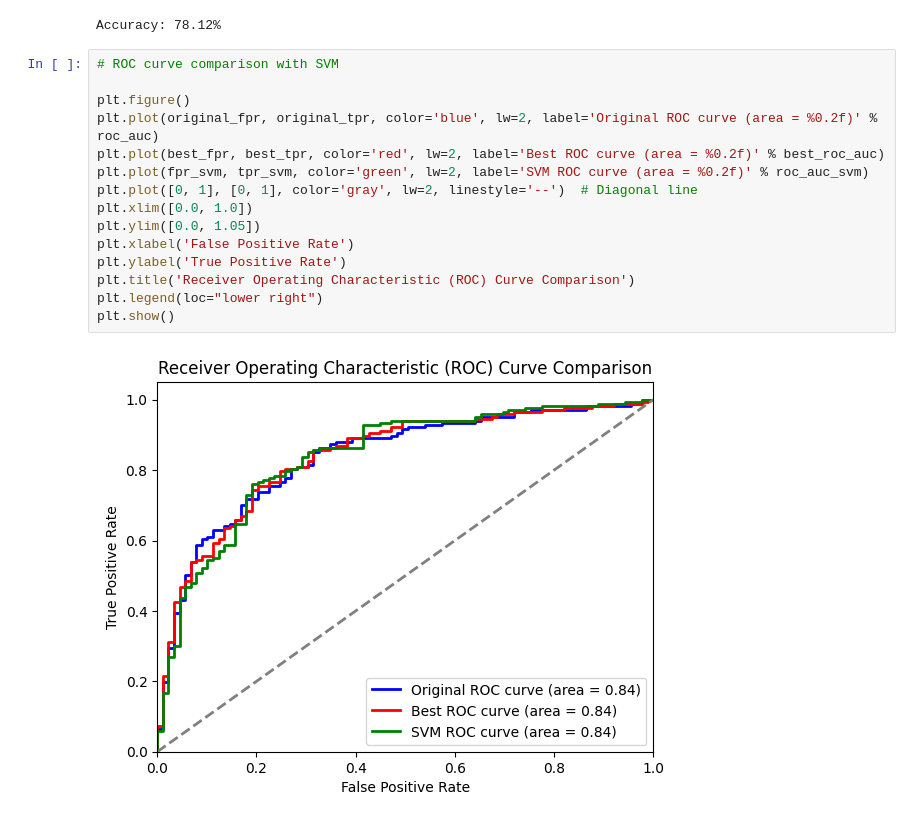
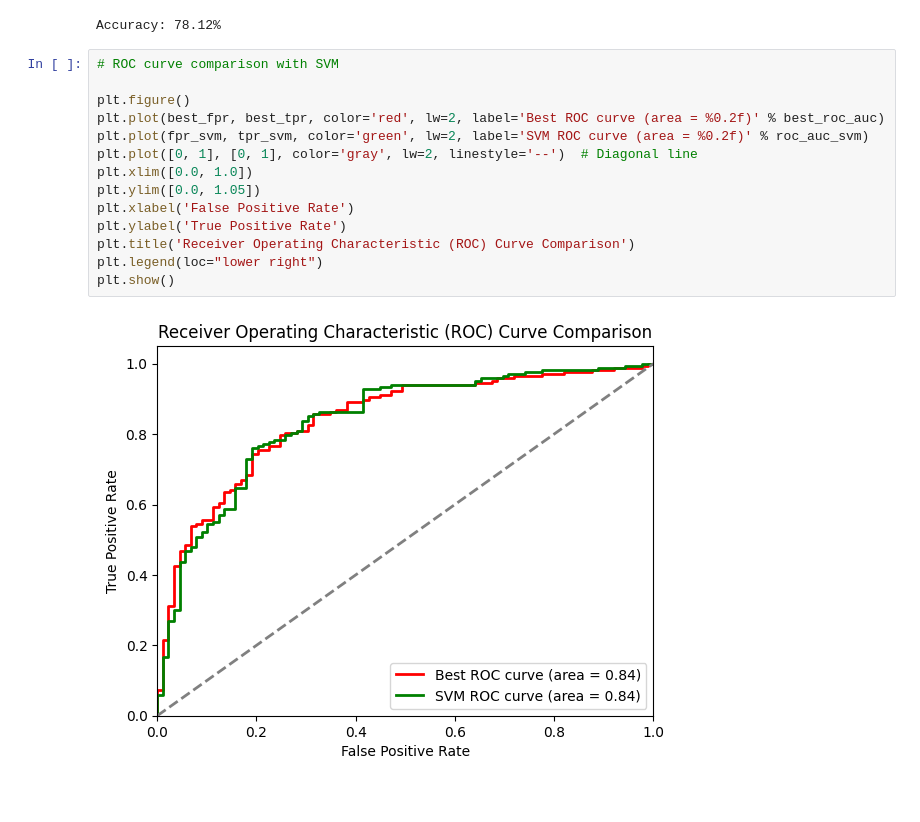
Before and after one commit to ifboelhasrin/DLF_A1, a Jupyter notebook: ass1_pytorch_v2.ipynb, the cells around one changed output. Saved outputs shown, nothing was run; the diff lists cells and outputs as text.

```diff
--- a/ass1_pytorch_v2.ipynb
+++ b/ass1_pytorch_v2.ipynb
@@ -703,17 +703,16 @@ Accuracy: 78.12%
 # %%
 # ROC curve comparison with SVM
 
 plt.figure()
-plt.plot(original_fpr, original_tpr, color='blue', lw=2, label='Original ROC curve (area = %0.2f)' % roc_auc)
 plt.plot(best_fpr, best_tpr, color='red', lw=2, label='Best ROC curve (area = %0.2f)' % best_roc_auc)
 plt.plot(fpr_svm, tpr_svm, color='green', lw=2, label='SVM ROC curve (area = %0.2f)' % roc_auc_svm)
 plt.plot([0, 1], [0, 1], color='gray', lw=2, linestyle='--')  # Diagonal line
 plt.xlim([0.0, 1.0])
 plt.ylim([0.0, 1.05])
 plt.xlabel('False Positive Rate')
 plt.ylabel('True Positive Rate')
 plt.title('Receiver Operating Characteristic (ROC) Curve Comparison')
 plt.legend(loc="lower right")
 plt.show()
 # %% [output]
-[figure, old version]
+[figure, new version]
```
Also changed, not shown: parts of 2 cells of this notebook, 4 other files.
